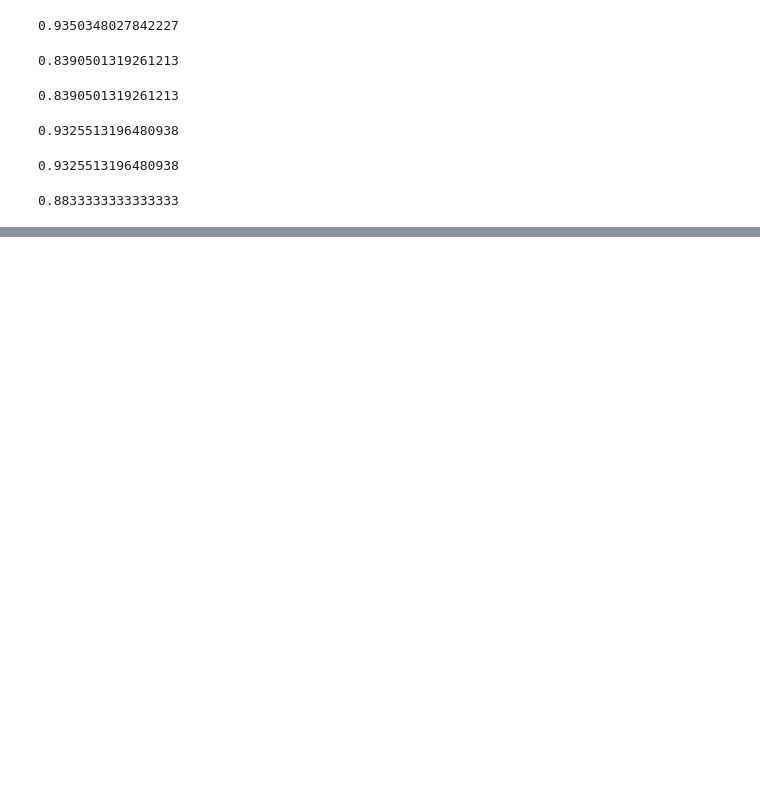
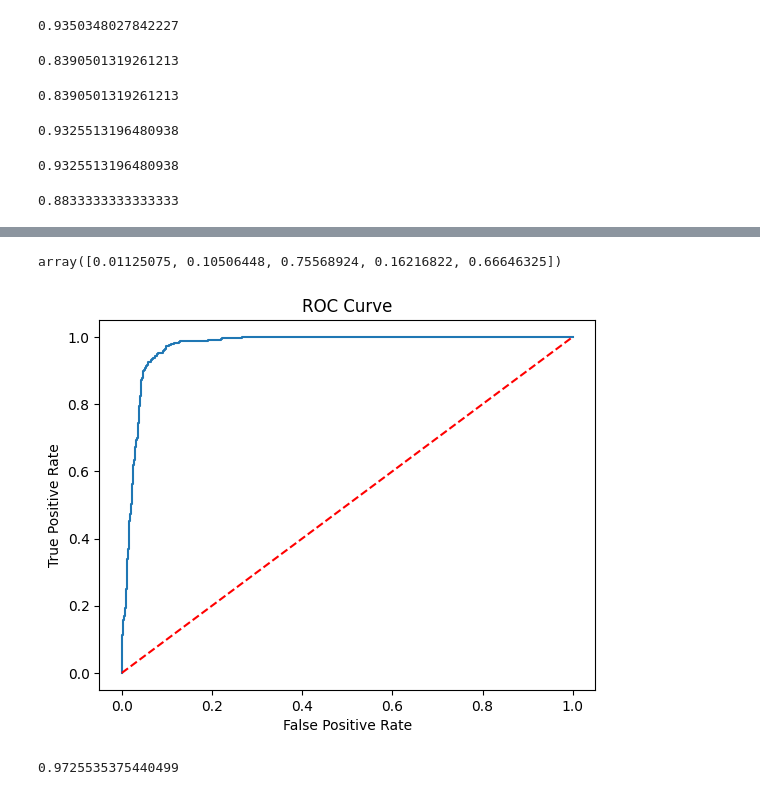
Before and after one commit to Himanshu-Kumar-123/Logistic-Regression, a Jupyter notebook: classification_metrics.ipynb, the cells around one changed output, grey strips where cells are left out. Drawn from its saved outputs; the diff is of its cells as text; code cells hidden in the pictures; blank space fills up the shorter version.

```diff
--- a/classification_metrics.ipynb
+++ b/classification_metrics.ipynb
@@ -115,0 +120,3 @@ f1_score(y_test, y_pred)
+# %%
+probability = model.predict_proba(X_test)
+probability
@@ -115,0 +131,20 @@ f1_score(y_test, y_pred)
+# %%
+y_prob = probability[:, 1] # P(Y=1)
+y_prob[:5]
+# %% [output]
+array([0.01125075, 0.10506448, 0.75568924, 0.16216822, 0.66646325])
+# %%
+fpr, tpr, thres = roc_curve(y_test, y_prob)
+# %%
+plt.plot(fpr, tpr)
+plt.plot([0,1],[0,1],linestyle='--', c='r')
+plt.xlabel('False Positive Rate')
+plt.ylabel('True Positive Rate')
+plt.title('ROC Curve');
+# %% [output]
+[figure, added]
+# %%
+# auc for test data.
+roc_auc_score(y_test, y_prob)
+# %% [output]
+0.9725535375440499
```
Also changed, not shown: parts of 13 cells of this notebook.
